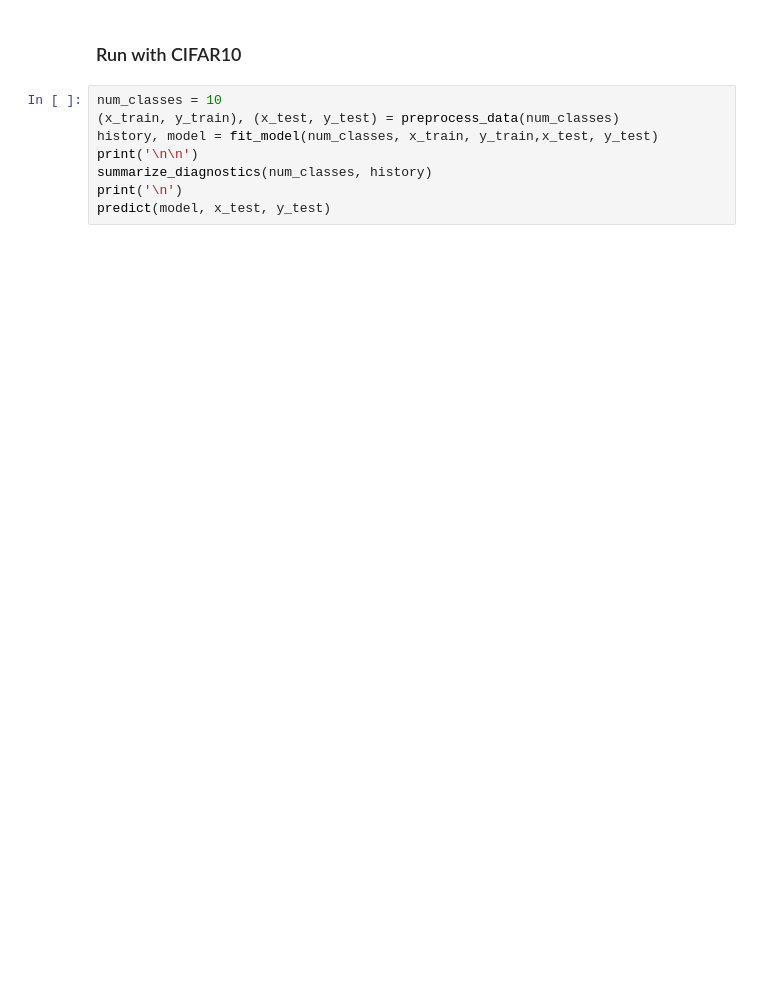
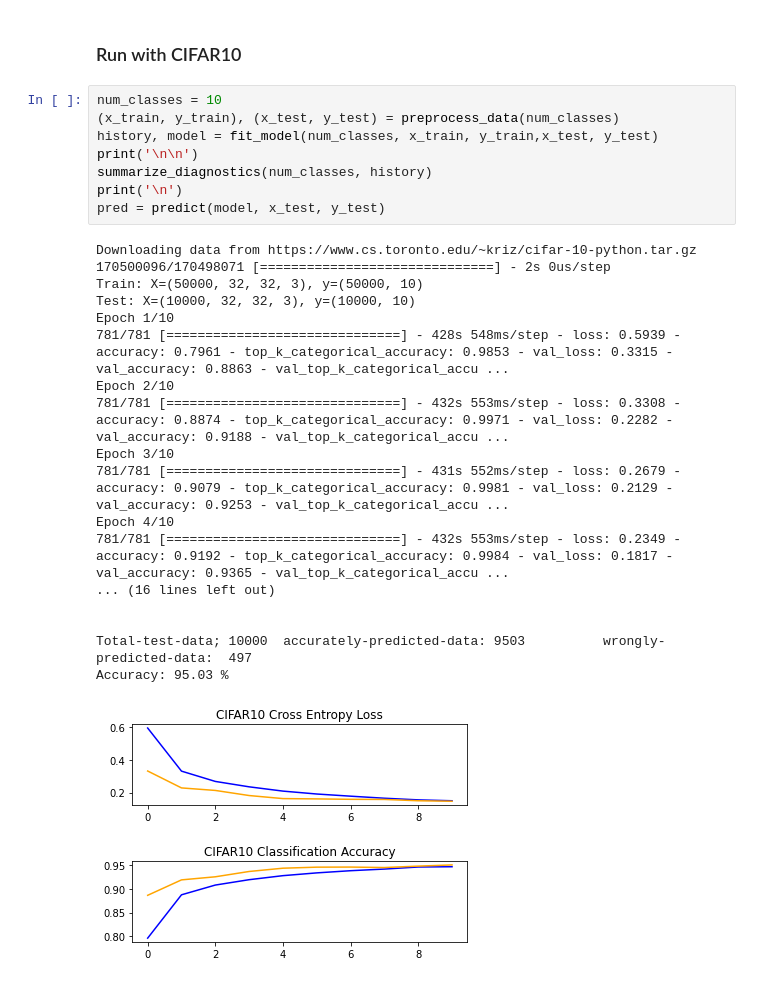
Before and after one commit to btran30/cs584, a Jupyter notebook: ResNet50_pretrained.ipynb, the cells around one changed output. Saved outputs shown, nothing was run; the diff lists cells and outputs as text; blank space fills up the shorter version.

```diff
--- a/ResNet50_pretrained.ipynb
+++ b/ResNet50_pretrained.ipynb
@@ -146,8 +158,27 @@ predict(model, x_test, y_test)
 # %%
 num_classes = 10
 (x_train, y_train), (x_test, y_test) = preprocess_data(num_classes)
 history, model = fit_model(num_classes, x_train, y_train,x_test, y_test)
 print('\n\n')
 summarize_diagnostics(num_classes, history)
 print('\n')
-predict(model, x_test, y_test)
+pred = predict(model, x_test, y_test)
+# %% [output]
+Downloading data from https://www.cs.toronto.edu/~kriz/cifar-10-python.tar.gz
+170500096/170498071 [==============================] - 2s 0us/step
+Train: X=(50000, 32, 32, 3), y=(50000, 10)
+Test: X=(10000, 32, 32, 3), y=(10000, 10)
+Epoch 1/10
+781/781 [==============================] - 428s 548ms/step - loss: 0.5939 - accuracy: 0.7961 - top_k_categorical_accuracy: 0.9853 - val_loss: 0.3315 - val_accuracy: 0.8863 - val_top_k_categorical_accu ...
+Epoch 2/10
+781/781 [==============================] - 432s 553ms/step - loss: 0.3308 - accuracy: 0.8874 - top_k_categorical_accuracy: 0.9971 - val_loss: 0.2282 - val_accuracy: 0.9188 - val_top_k_categorical_accu ...
+Epoch 3/10
+781/781 [==============================] - 431s 552ms/step - loss: 0.2679 - accuracy: 0.9079 - top_k_categorical_accuracy: 0.9981 - val_loss: 0.2129 - val_accuracy: 0.9253 - val_top_k_categorical_accu ...
+Epoch 4/10
+781/781 [==============================] - 432s 553ms/step - loss: 0.2349 - accuracy: 0.9192 - top_k_categorical_accuracy: 0.9984 - val_loss: 0.1817 - val_accuracy: 0.9365 - val_top_k_categorical_accu ...
+... (16 lines left out)
+
+
+Total-test-data; 10000  accurately-predicted-data: 9503          wrongly-predicted-data:  497
+Accuracy: 95.03 %
+[figure, added]
```
Also changed, not shown: parts of 3 cells of this notebook.
